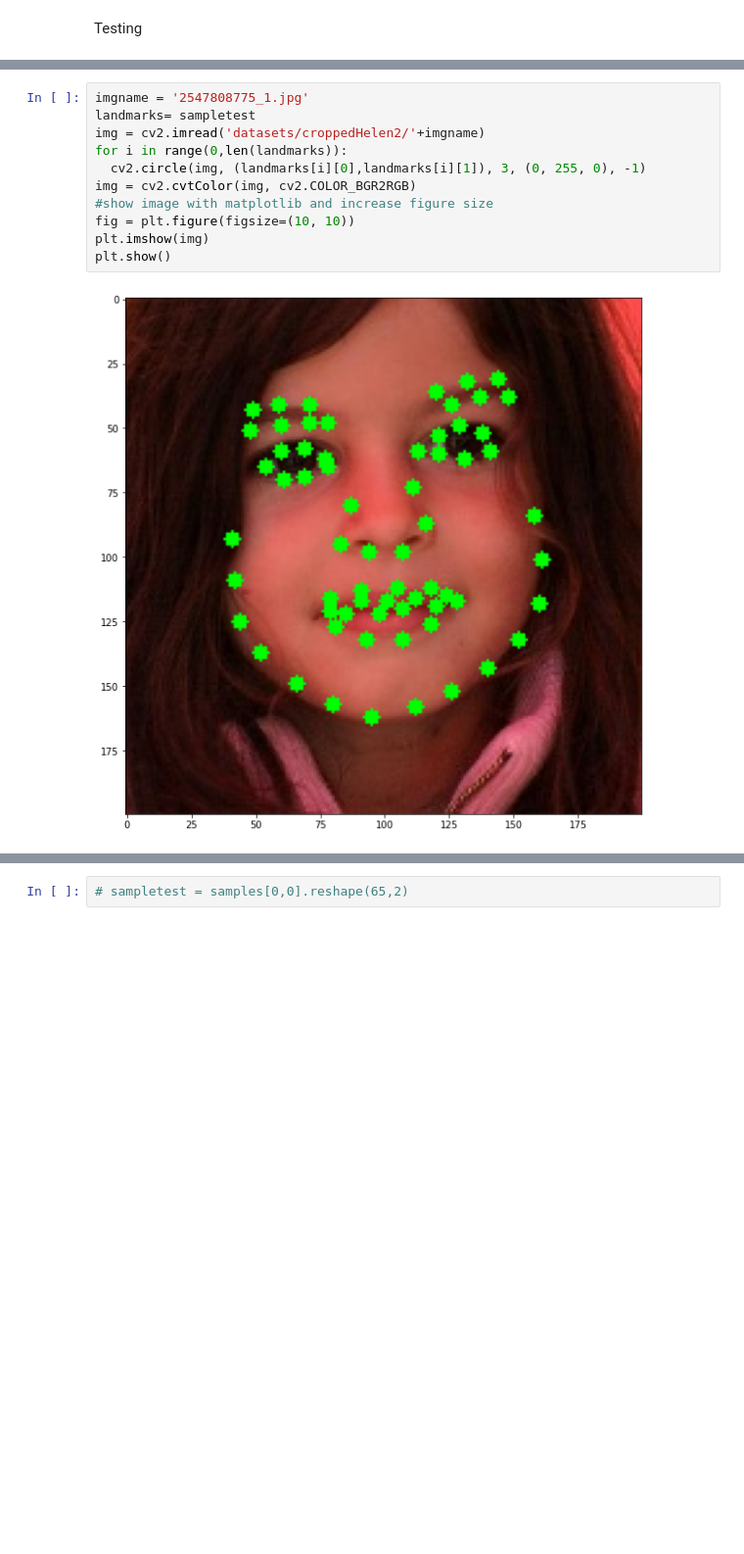
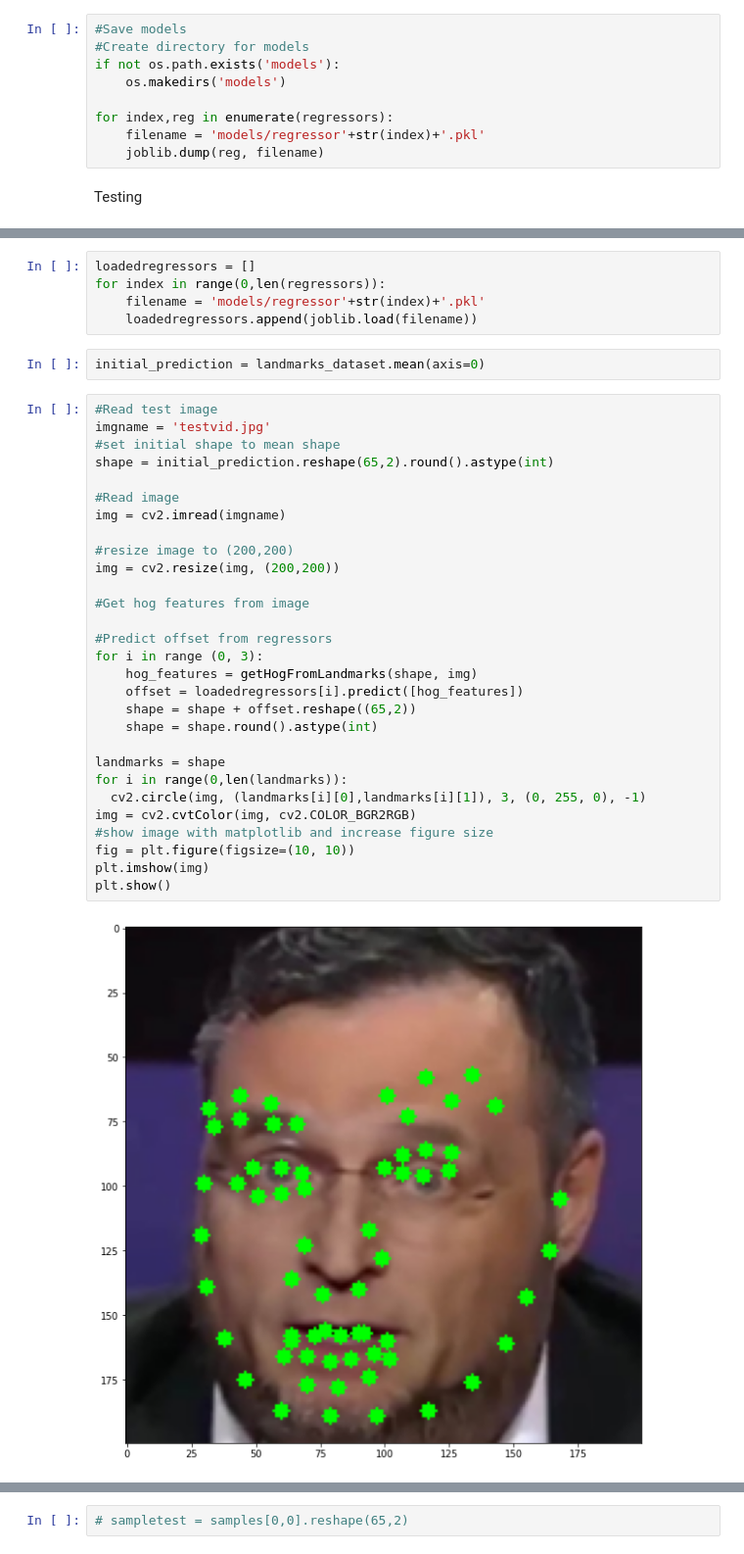
Before and after one commit to AmmarMohamed21/Facial-Landmarks-Detector, a Jupyter notebook: landmark_playground.ipynb, the cells around one changed output, grey strips where cells are left out. Shown: that part at 98% size. Drawn from its saved outputs; the diff is of its cells as text; blank space fills up the shorter version.

Commit message:
create and test model

```diff
--- a/landmark_playground.ipynb
+++ b/landmark_playground.ipynb
@@ -233,2 +291,11 @@ Testing Errors
+# %%
+#Save models
+#Create directory for models
+if not os.path.exists('models'):
+    os.makedirs('models')
+
+for index,reg in enumerate(regressors):
+    filename = 'models/regressor'+str(index)+'.pkl'
+    joblib.dump(reg, filename)
 # %% [markdown]
 Testing
@@ -237,13 +302,38 @@ sampletest = samples[1,10].reshape(65,2)
+# %%
+loadedregressors = []
+for index in range(0,len(regressors)):
+    filename = 'models/regressor'+str(index)+'.pkl'
+    loadedregressors.append(joblib.load(filename))
+# %%
+initial_prediction = landmarks_dataset.mean(axis=0)
 # %%
-imgname = '2547808775_1.jpg'
-landmarks= sampletest
-img = cv2.imread('datasets/croppedHelen2/'+imgname)
+#Read test image
+imgname = 'testvid.jpg'
+#set initial shape to mean shape
+shape = initial_prediction.reshape(65,2).round().astype(int)
+
+#Read image
+img = cv2.imread(imgname)
+
+#resize image to (200,200)
+img = cv2.resize(img, (200,200))
+
+#Get hog features from image
+
+#Predict offset from regressors
+for i in range (0, 3):
+    hog_features = getHogFromLandmarks(shape, img)
+    offset = loadedregressors[i].predict([hog_features])
+    shape = shape + offset.reshape((65,2))
+    shape = shape.round().astype(int)
+
+landmarks = shape
 for i in range(0,len(landmarks)):
   cv2.circle(img, (landmarks[i][0],landmarks[i][1]), 3, (0, 255, 0), -1)
 img = cv2.cvtColor(img, cv2.COLOR_BGR2RGB)
 #show image with matplotlib and increase figure size
 fig = plt.figure(figsize=(10, 10))
 plt.imshow(img)
 plt.show()
 # %% [output]
-[figure, old version]
+[figure, new version]
```
Also changed, not shown: parts of 40 cells of this notebook, 1 other file.
